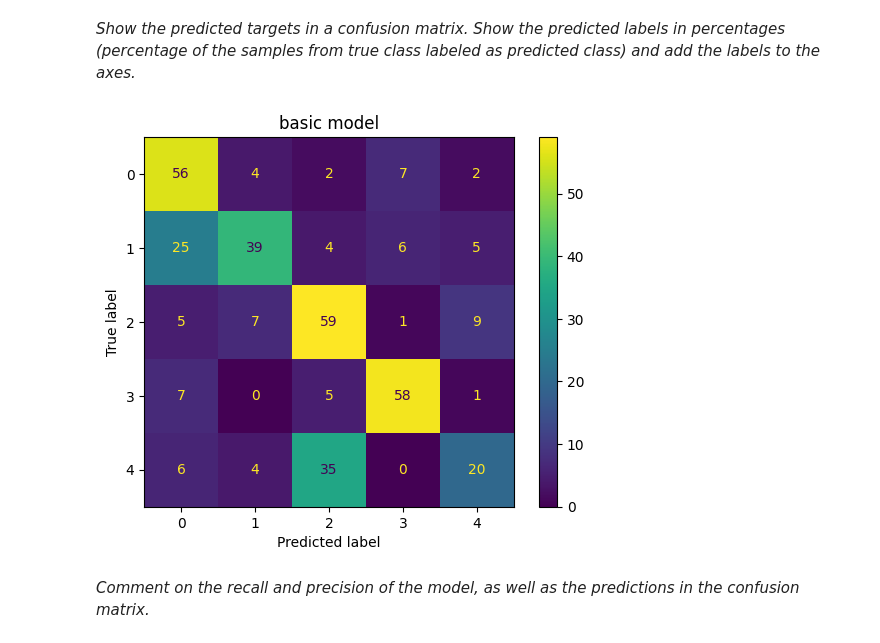
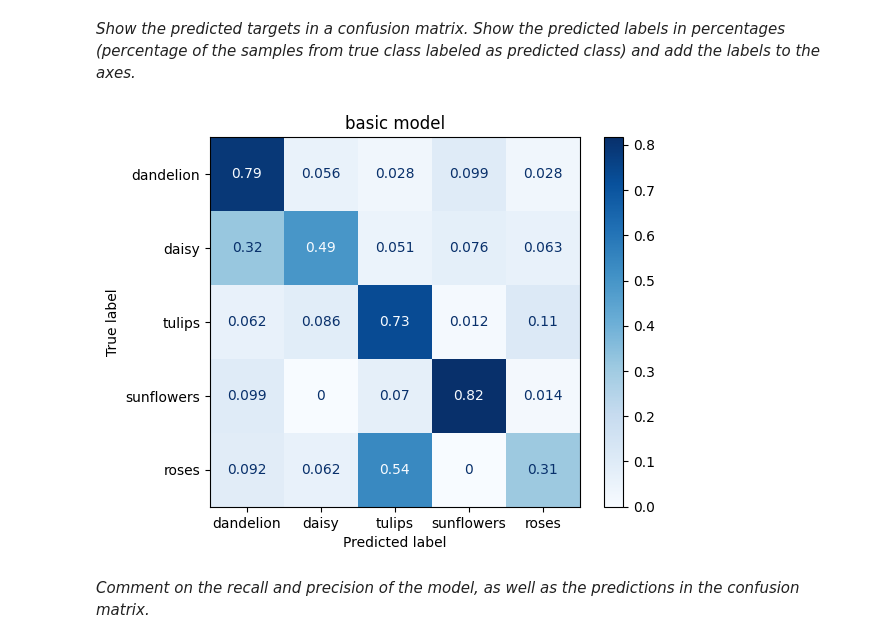
Before and after one commit to bennylao/ucl-ml-big-data, a Jupyter notebook: Coursework/spce0038_coursework_tf_23210403.ipynb, the cells around one changed output. Saved outputs shown, nothing was run; the diff lists cells and outputs as text; code cells hidden in the pictures.

```diff
--- a/Coursework/spce0038_coursework_tf_23210403.ipynb
+++ b/Coursework/spce0038_coursework_tf_23210403.ipynb
@@ -437,17 +442,17 @@ _Show the predicted targets in a confusion matrix. Show the predicted labels in
 # %%
 from sklearn.metrics import confusion_matrix, ConfusionMatrixDisplay
 
 def plot_confusion_matrix(y, y_pred, title=""):
     # YOUR CODE HERE
-    m = confusion_matrix(y_true=y, y_pred=y_pred)
-    disp = ConfusionMatrixDisplay(m)
-    disp.plot()
+    m = confusion_matrix(y_true=y, y_pred=y_pred, normalize='true')
+    disp = ConfusionMatrixDisplay(m, display_labels=labels)
+    disp.plot(cmap=plt.cm.Blues)
     plt.title(title)
     plt.show()
 
 plot_confusion_matrix(test_targets, test_targets_basic, "basic model")
 # %% [output]
-[figure, old version]
+[figure, new version]
 # %% [markdown]
 _Comment on the recall and precision of the model, as well as the predictions in the confusion matrix._
 # %% [markdown]
```
Also changed, not shown: parts of 23 cells of this notebook.
